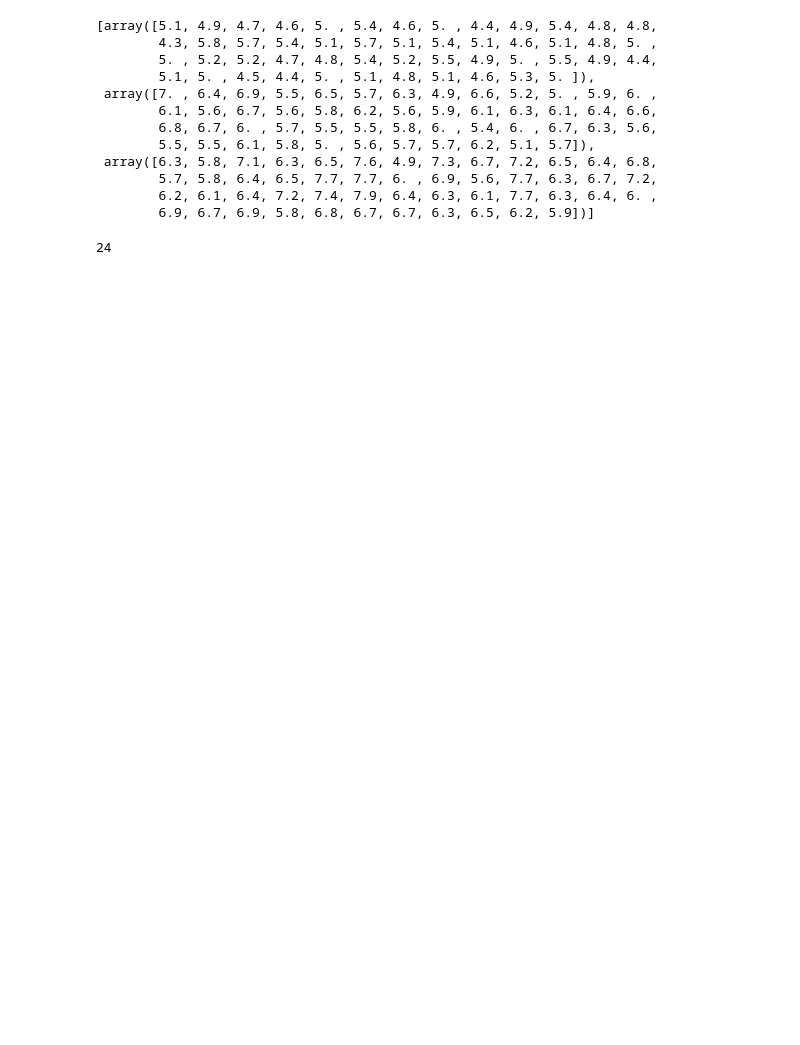
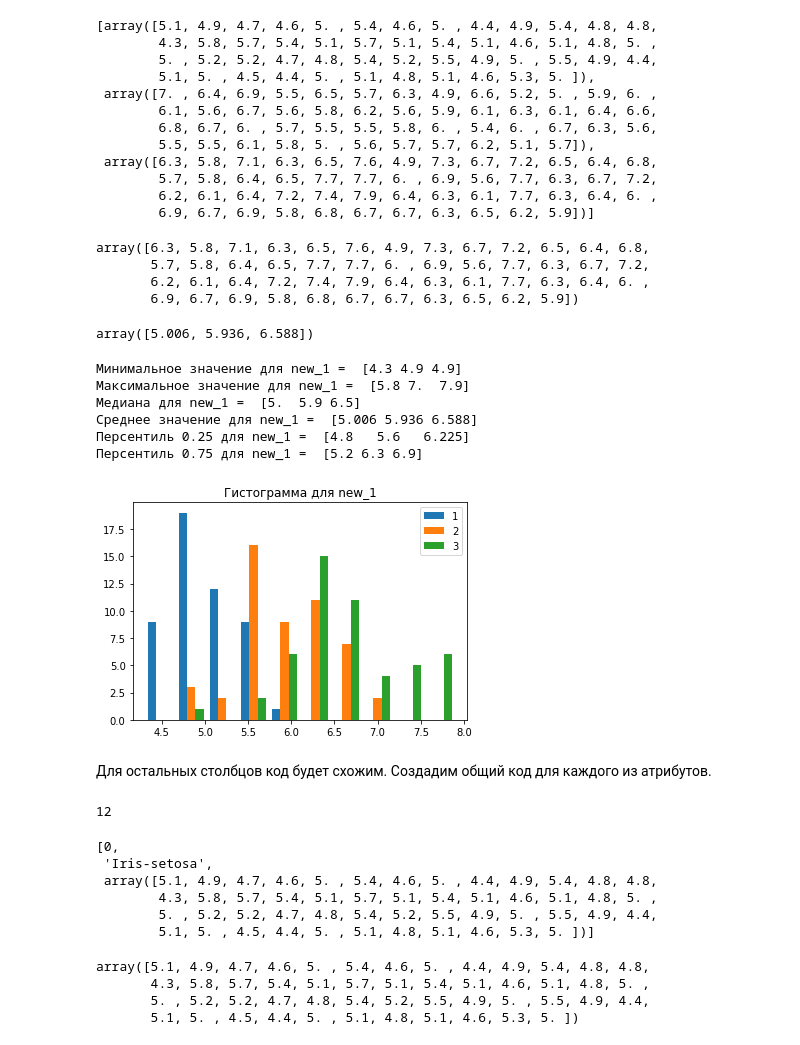
Before and after one commit to AnToxa0887/innopolis_2, a Jupyter notebook: HW_8_Iris.ipynb, the cells around one changed output. Drawn from its saved outputs; the diff is of its cells as text; code cells hidden in the pictures; blank space fills up the shorter version.

```diff
--- a/HW_8_Iris.ipynb
+++ b/HW_8_Iris.ipynb
@@ -107,8 +127,61 @@ new_number_atrs = []
+# %%
+new_1[2]
+# %% [output]
+array([6.3, 5.8, 7.1, 6.3, 6.5, 7.6, 4.9, 7.3, 6.7, 7.2, 6.5, 6.4, 6.8,
+       5.7, 5.8, 6.4, 6.5, 7.7, 7.7, 6. , 6.9, 5.6, 7.7, 6.3, 6.7, 7.2,
+       6.2, 6.1, 6.4, 7.2, 7.4, 7.9, 6.4, 6.3, 6.1, 7.7, 6.3, 6.4, 6. ,
+       6.9, 6.7, 6.9, 5.8, 6.8, 6.7, 6.7, 6.3, 6.5, 6.2, 5.9])
+# %%
+#среднее значение для каждой группы у первого атрибута
+np.mean(new_1, axis =1)
+# %% [output]
+array([5.006, 5.936, 6.588])
+# %%
+#2задание
+print('Минимальное значение для new_1 = ', np.min(new_1, axis =1))
+print('Максимальное значение для new_1 = ', np.max(new_1, axis =1))
+print('Медиана для new_1 = ', np.median(new_1, axis =1))
+print('Среднее значение для new_1 = ', np.mean(new_1, axis =1))
+print('Персентиль 0.25 для new_1 = ', np.percentile(new_1, 25, axis =1))
+print('Персентиль 0.75 для new_1 = ', np.percentile(new_1, 75, axis =1))
+
+#3задание
+plt.hist(new_1)
+plt.title('Гистограмма для new_1')
+plt.legend([1,2,3])
+plt.show()
+# %% [output]
+Минимальное значение для new_1 =  [4.3 4.9 4.9]
+Максимальное значение для new_1 =  [5.8 7.  7.9]
+Медиана для new_1 =  [5.  5.9 6.5]
+Среднее значение для new_1 =  [5.006 5.936 6.588]
+Персентиль 0.25 для new_1 =  [4.8   5.6   6.225]
+Персентиль 0.75 для new_1 =  [5.2 6.3 6.9]
+[figure, added]
+# %% [markdown]
+Для остальных столбцов код будет схожим. Создадим общий код для каждого из атрибутов.
 # %%
+new_number_atrs = []
 for i in range(len(number_atrs)):
-  for group_val in np.unique(atr_5):
+  for group_val in np.unique(atr_5):  #group_val - название группы из 5го нечислового атрибута
     new_number_atrs.append([i, group_val, number_atrs[i][atr_5==group_val]])
+
+len(new_number_atrs) #размер списка совпадает с предполагаемым ранее значением 3*4=12
+# %% [output]
+12
-# %%
-len(new_number_atrs)
-# %% [output]
-24
+# %%
+new_number_atrs[0] #список первого атрибута
+# %% [output]
+[0,
+ 'Iris-setosa',
+ array([5.1, 4.9, 4.7, 4.6, 5. , 5.4, 4.6, 5. , 4.4, 4.9, 5.4, 4.8, 4.8,
+        4.3, 5.8, 5.7, 5.4, 5.1, 5.7, 5.1, 5.4, 5.1, 4.6, 5.1, 4.8, 5. ,
+        5. , 5.2, 5.2, 4.7, 4.8, 5.4, 5.2, 5.5, 4.9, 5. , 5.5, 4.9, 4.4,
+        5.1, 5. , 4.5, 4.4, 5. , 5.1, 4.8, 5.1, 4.6, 5.3, 5. ])]
+# %%
+new_number_atrs[0][2] #сам массив находится на 3 месте, т.е. индекс 2
+# %% [output]
+array([5.1, 4.9, 4.7, 4.6, 5. , 5.4, 4.6, 5. , 4.4, 4.9, 5.4, 4.8, 4.8,
+       4.3, 5.8, 5.7, 5.4, 5.1, 5.7, 5.1, 5.4, 5.1, 4.6, 5.1, 4.8, 5. ,
+       5. , 5.2, 5.2, 4.7, 4.8, 5.4, 5.2, 5.5, 4.9, 5. , 5.5, 4.9, 4.4,
+       5.1, 5. , 4.5, 4.4, 5. , 5.1, 4.8, 5.1, 4.6, 5.3, 5. ])
```
Also changed, not shown: parts of 7 cells of this notebook.
